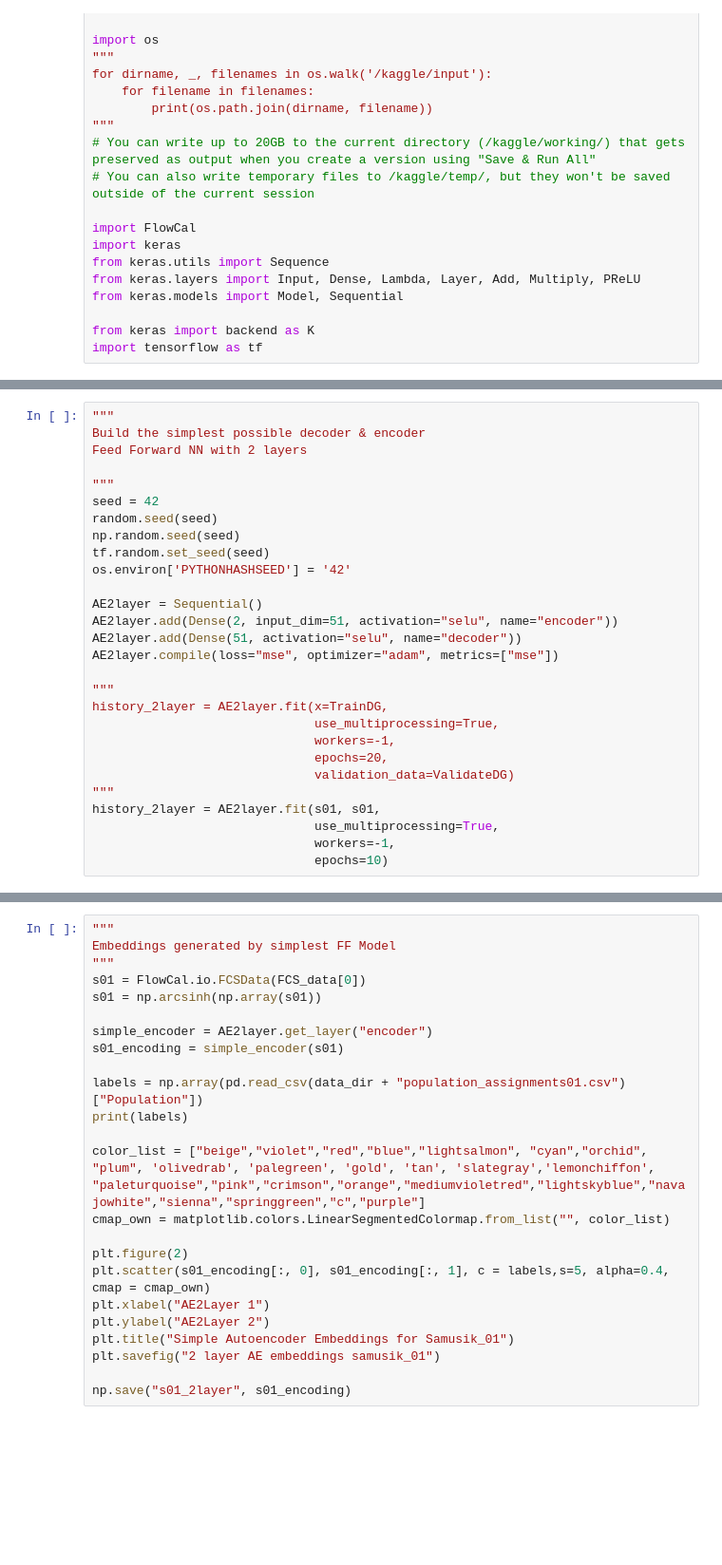
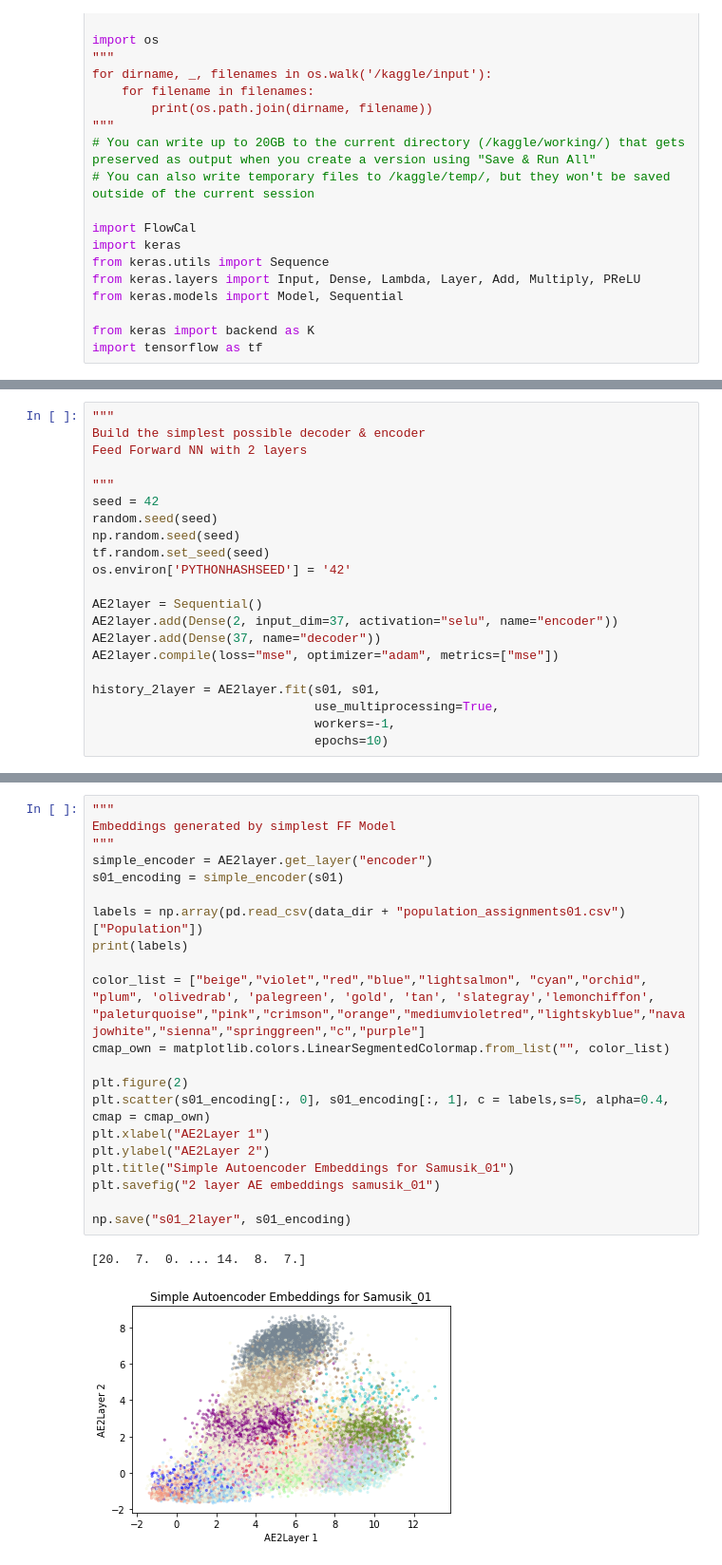
Before and after one commit to robbywaxman/GDAFinalProject, a Jupyter notebook: autoencoders-for-scrna-nonlinear-embeddings.ipynb, the cells around one changed output, grey strips where cells are left out. Shown: that part at 95% size. Drawn from its saved outputs; the diff is of its cells as text; blank space fills up the shorter version.

```diff
--- a/autoencoders-for-scrna-nonlinear-embeddings.ipynb
+++ b/autoencoders-for-scrna-nonlinear-embeddings.ipynb
@@ -171,17 +73,10 @@ tf.random.set_seed(seed)
 os.environ['PYTHONHASHSEED'] = '42'
 
 AE2layer = Sequential()
-AE2layer.add(Dense(2, input_dim=51, activation="selu", name="encoder"))
-AE2layer.add(Dense(51, activation="selu", name="decoder"))
+AE2layer.add(Dense(2, input_dim=37, activation="selu", name="encoder"))
+AE2layer.add(Dense(37, name="decoder"))
 AE2layer.compile(loss="mse", optimizer="adam", metrics=["mse"])
 
-"""
-history_2layer = AE2layer.fit(x=TrainDG,
-                              use_multiprocessing=True,
-                              workers=-1,
-                              epochs=20,
-                              validation_data=ValidateDG)
-"""
 history_2layer = AE2layer.fit(s01, s01,
                               use_multiprocessing=True,
                               workers=-1,
@@ -205,27 +120,27 @@ plt.savefig("2layerMetrics")
 # %%
 """
 Embeddings generated by simplest FF Model
 """
-s01 = FlowCal.io.FCSData(FCS_data[0])
-s01 = np.arcsinh(np.array(s01))
-
 simple_encoder = AE2layer.get_layer("encoder")
 s01_encoding = simple_encoder(s01)
 
 labels = np.array(pd.read_csv(data_dir + "population_assignments01.csv")["Population"])
 print(labels)
 
 color_list = ["beige","violet","red","blue","lightsalmon", "cyan","orchid", "plum", 'olivedrab', 'palegreen', 'gold', 'tan', 'slategray','lemonchiffon', "paleturquoise","pink","crimson","orange","mediumvioletred","lightskyblue","navajowhite","sienna","springgreen","c","purple"]
 cmap_own = matplotlib.colors.LinearSegmentedColormap.from_list("", color_list)
 
 plt.figure(2)
 plt.scatter(s01_encoding[:, 0], s01_encoding[:, 1], c = labels,s=5, alpha=0.4, cmap = cmap_own)
 plt.xlabel("AE2Layer 1")
 plt.ylabel("AE2Layer 2")
 plt.title("Simple Autoencoder Embeddings for Samusik_01")
 plt.savefig("2 layer AE embeddings samusik_01")
 
 np.save("s01_2layer", s01_encoding)
+# %% [output]
+[20.  7.  0. ... 14.  8.  7.]
+[figure, added]
 # %%
 """
 Add a few layers to the network, see how it changes embeddings
```
Also changed, not shown: parts of 13 cells of this notebook, 10 other files.
